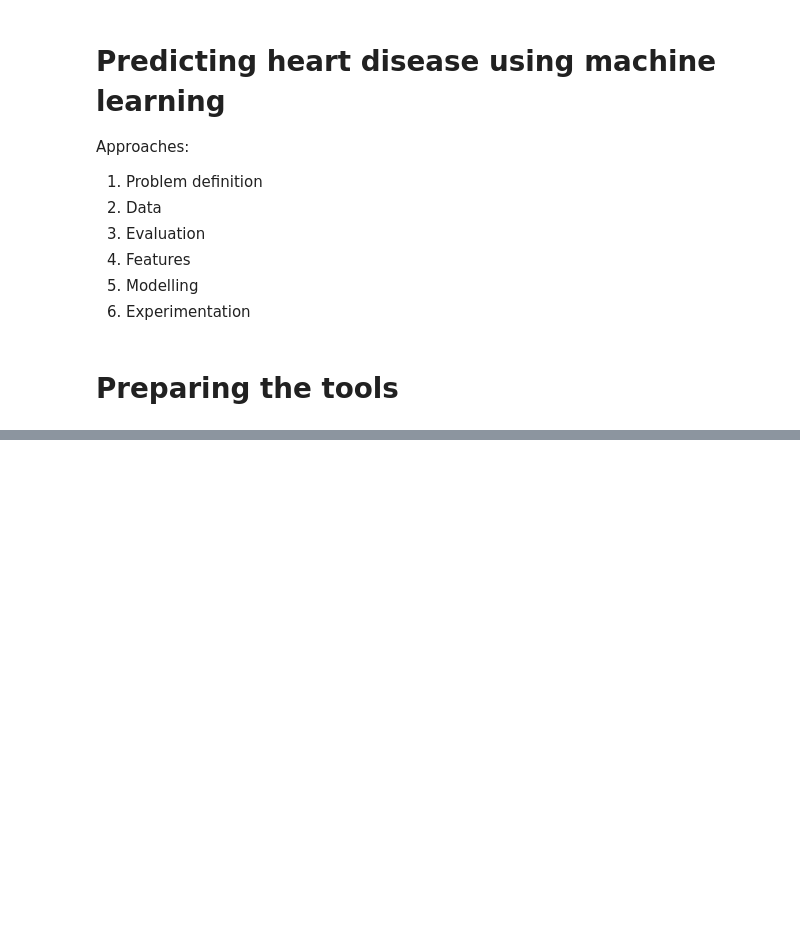
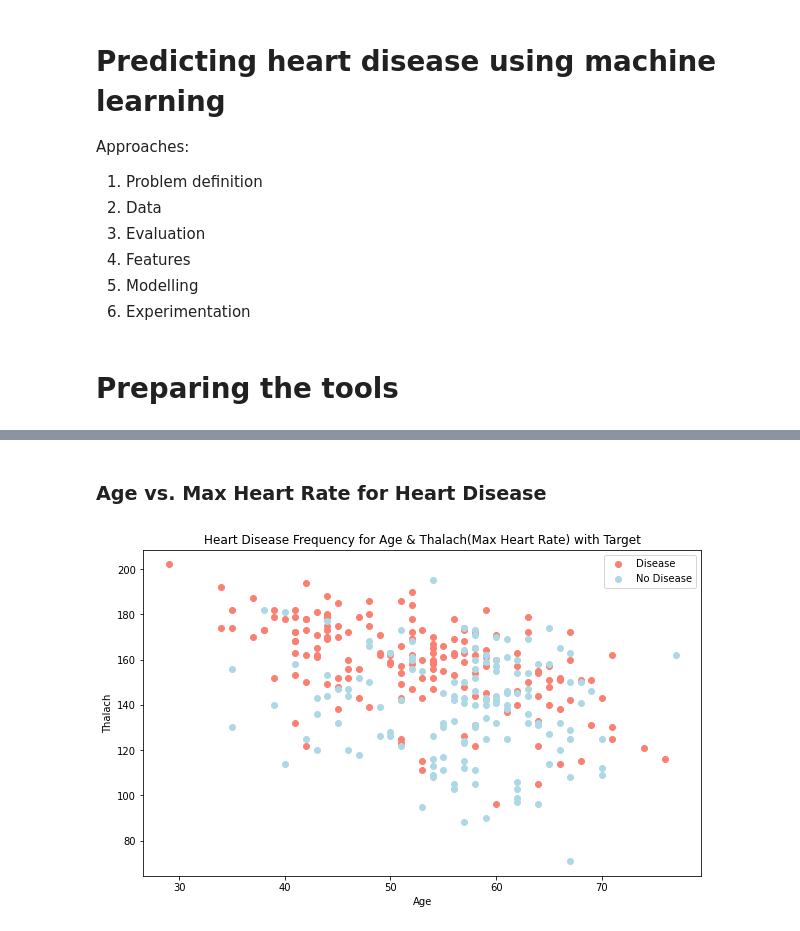
Before and after one commit to sumeet860/datascience, a Jupyter notebook: notebook/HeartDisease.ipynb, the cells around one changed output, grey strips where cells are left out. Drawn from its saved outputs; the diff is of its cells as text; code cells hidden in the pictures; blank space fills up the shorter version.

```diff
--- a/notebook/HeartDisease.ipynb
+++ b/notebook/HeartDisease.ipynb
@@ -34,0 +178,22 @@ from sklearn.metrics import plot_roc_curve
+# %% [markdown]
+### Age vs. Max Heart Rate for Heart Disease
+# %%
+plt.figure(figsize=(10,6))
+
+# Scatter plot with +ve examples
+plt.scatter(df.age[df.target==1],
+            df.thalach[df.target==1],
+            c="salmon");
+
+# Scatter plot with +ve examples
+plt.scatter(df.age[df.target==0],
+            df.thalach[df.target==0],
+            c="lightblue");
+
+plt.title("Heart Disease Frequency for Age & Thalach(Max Heart Rate) with Target")
+plt.xlabel("Age")
+plt.ylabel("Thalach")
+plt.legend(["Disease", "No Disease"])
+plt.xticks(rotation=0);
+# %% [output]
+[figure, added]
```
Also changed, not shown: parts of 46 cells of this notebook.
